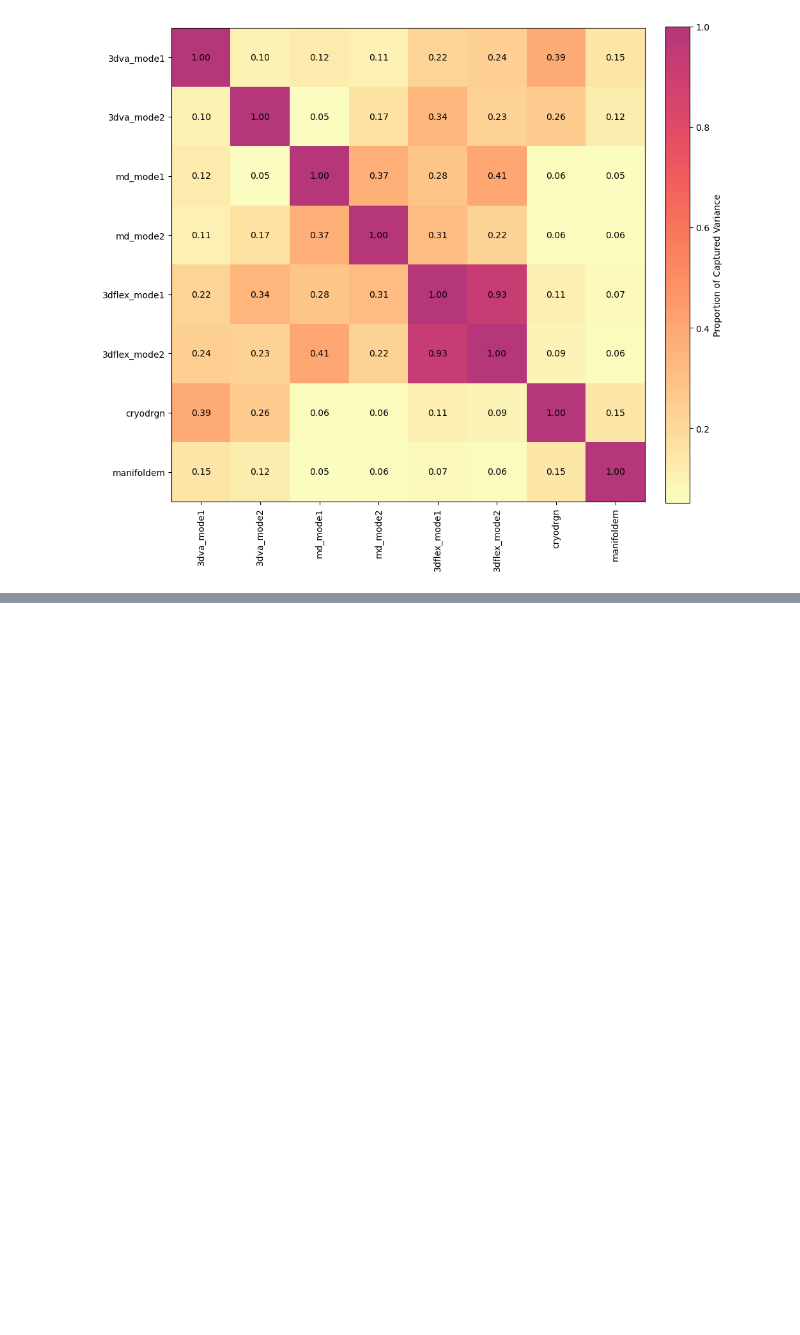
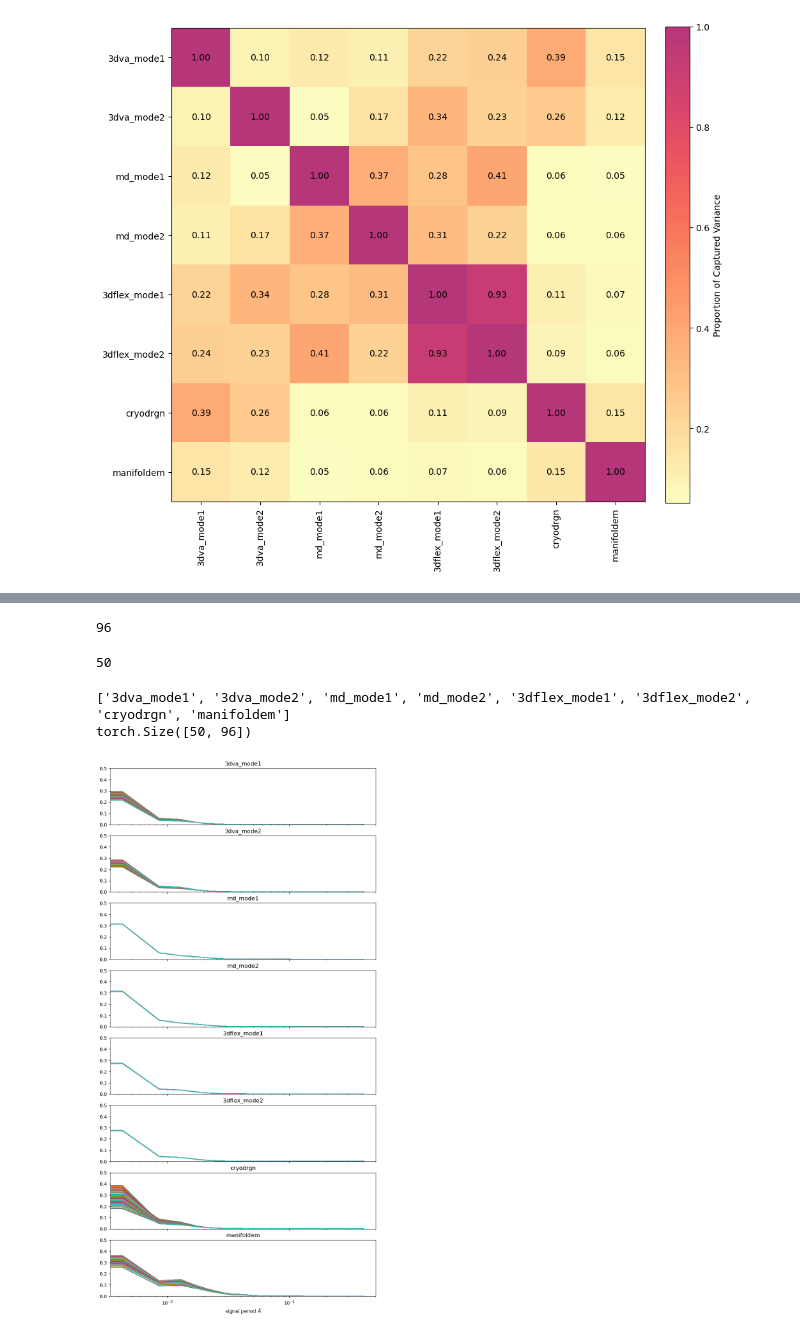
Before and after one commit to flatironinstitute/cryosvd, a Jupyter notebook: figures_for_paper.ipynb, the cells around one changed output, grey strips where cells are left out. Drawn from its saved outputs; the diff is of its cells as text; code cells hidden in the pictures; blank space fills up the shorter version.

```diff
--- a/figures_for_paper.ipynb
+++ b/figures_for_paper.ipynb
@@ -110,22 +125,2 @@ plt.savefig('miro_distance_matrix_plot.pdf', dpi=300)
 # %% [output]
 [figure]
-# %%
-common_embedding = common_embedding_results["common_embedding"]
-
-marker_list = ['x','.','3','+','v','D','1','s','2','o','4','5']
-color_list = ['#1f77b4', '#bcbd22', '#2ca02c', '#d62728', '#9467bd', '#8c564b', '#e377c2', '#7f7f7f', '#ffff00', '#17becf', '#ff7f0e', '#2ca02c']
-
-fig, ax = plt.subplots(1, 1, figsize=(10, 10))
-
-for i, method in enumerate(methods_data.keys()):
-    print(method)
-    if method == '3dflex_mode2' or method == 'md_mode1':
-        if 'md_mode1' == method:
-            ax.scatter(common_embedding[method][:, 0], common_embedding[method][:, 1], label=method, marker=marker_list[i], color=color_list[i],s=90)
-
-        else:
-            ax.scatter(common_embedding[method][:, 0], common_embedding[method][:, 1], label=method, marker=marker_list[i], color=color_list[i])
-    # ax.scatter(common_embedding[method][:, 0], common_embedding[method][:, 1])
-
-ax.legend()
-# plt.savefig('3dflex_md_common_embedding.pdf')
@@ -164,3 +126,0 @@ plt.savefig('common_embedding_svd_scaled.pdf')
-# %%
-from analysis_code.power_spectrum_utils import compute_power_spectrums
-power_spectrums = compute_power_spectrums (methods_data,pixel_size=1.22)
@@ -171,2 +137,4 @@ print(methods_data['3dva_mode1']['volumes'])
 # %%
 print(len(power_spectrums['3dva_mode1']['power_spectrums'][0]))
+# %% [output]
+96
@@ -185,35 +141,41 @@ print(len(power_spectrums['3dva_mode1']['power_spectrums'][0]))
 # %%
 len((power_spectrums[method]['power_spectrums'][:,0].numpy()))
+# %% [output]
+50
 # %%
 fig, axes = plt.subplots(len(methods_data.keys()), 1, figsize=(10, 20), sharex=True)
 
 
 # specs = np.array(p_tens)
 # print(specs.shape)
 keys = list(power_spectrums.keys())
 print(keys)
 spec_shape = np.shape(power_spectrums[keys[0]]['power_spectrums'])
 print(spec_shape)
 specs_normed = np.zeros([len(keys),spec_shape[0],spec_shape[1]])
 # stacked_specs = torch.stack()
 
 for i,method in enumerate(power_spectrums.keys()):
     specs_normed[i] = power_spectrums[method]['power_spectrums'] / np.mean((power_spectrums[method]['power_spectrums'][:,0].numpy()))
 
 # jnp.std(specs[i],axis=0)
 
 for i,method1 in enumerate(power_spectrums.keys()):
     for j in range(len(power_spectrums[method1]['power_spectrums'])):
         #axes[i].semilogx(2*len(specs[i][j])*pixel_size/np.arange(len(specs[i][j])),jnp.std(jnp.array(specs[i]),axis=0))
         axes[i].semilogx(power_spectrums[method1]['frequencies'],np.array(specs_normed[i][j]))
         # axes[i].semilogx(power_spectrums[method1]['frequencies'],power_spectrums[method1]['power_spectrums'][j])
 
         # print(np.sum(specs[i][j]))
-    # axes[i].set_title(power_spectrums['labels'][i])
+    axes[i].set_title(keys[i])
 
-    # axes[i].set_ylim([0,60])
+    axes[i].set_ylim([0,0.5])
 
 axes[i].set_xlabel('signal period $\AA$')
 
 plt.show()
+# %% [output]
+['3dva_mode1', '3dva_mode2', 'md_mode1', 'md_mode2', '3dflex_mode1', '3dflex_mode2', 'cryodrgn', 'manifoldem']
+torch.Size([50, 96])
+[figure, added]
 # %%
```
Also changed, not shown: parts of 10 cells of this notebook, 2 other files.
